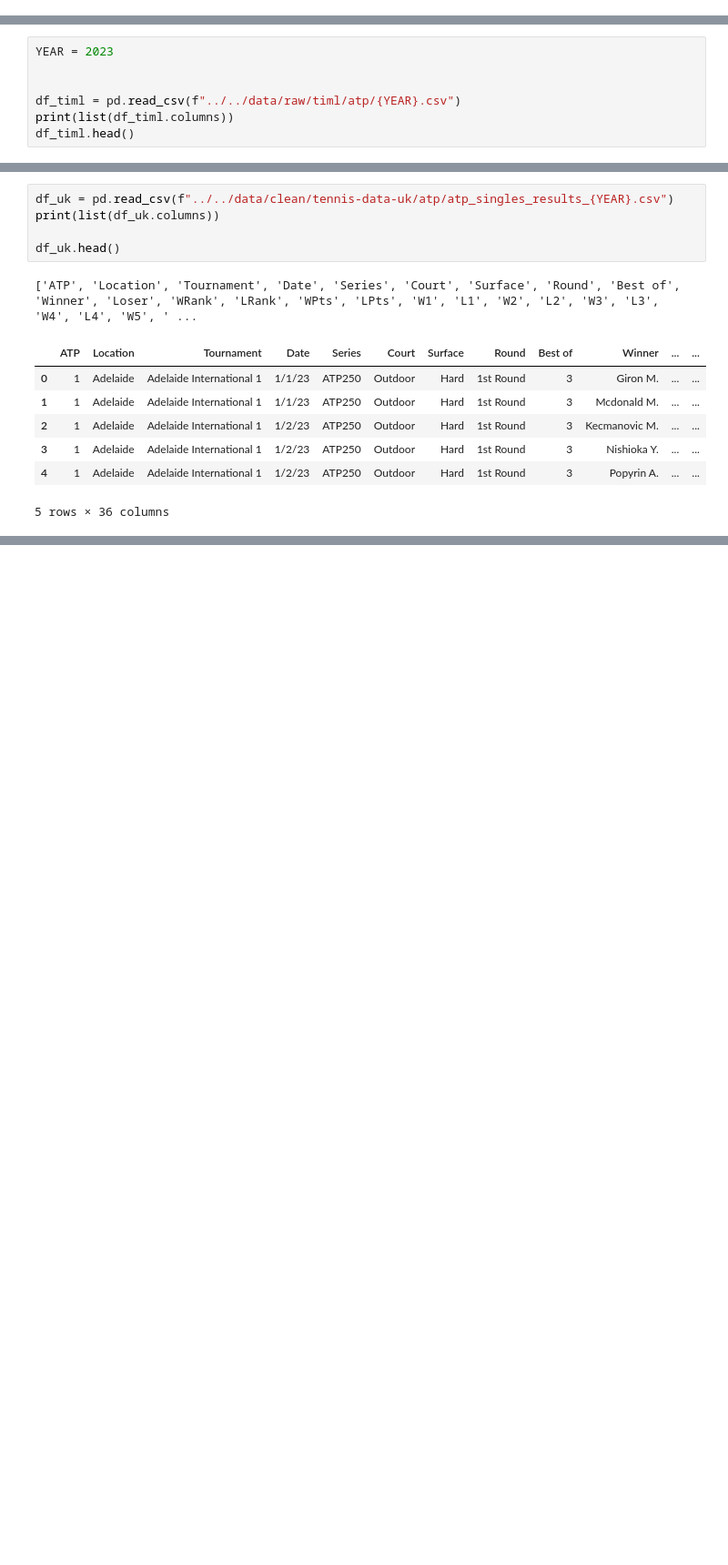
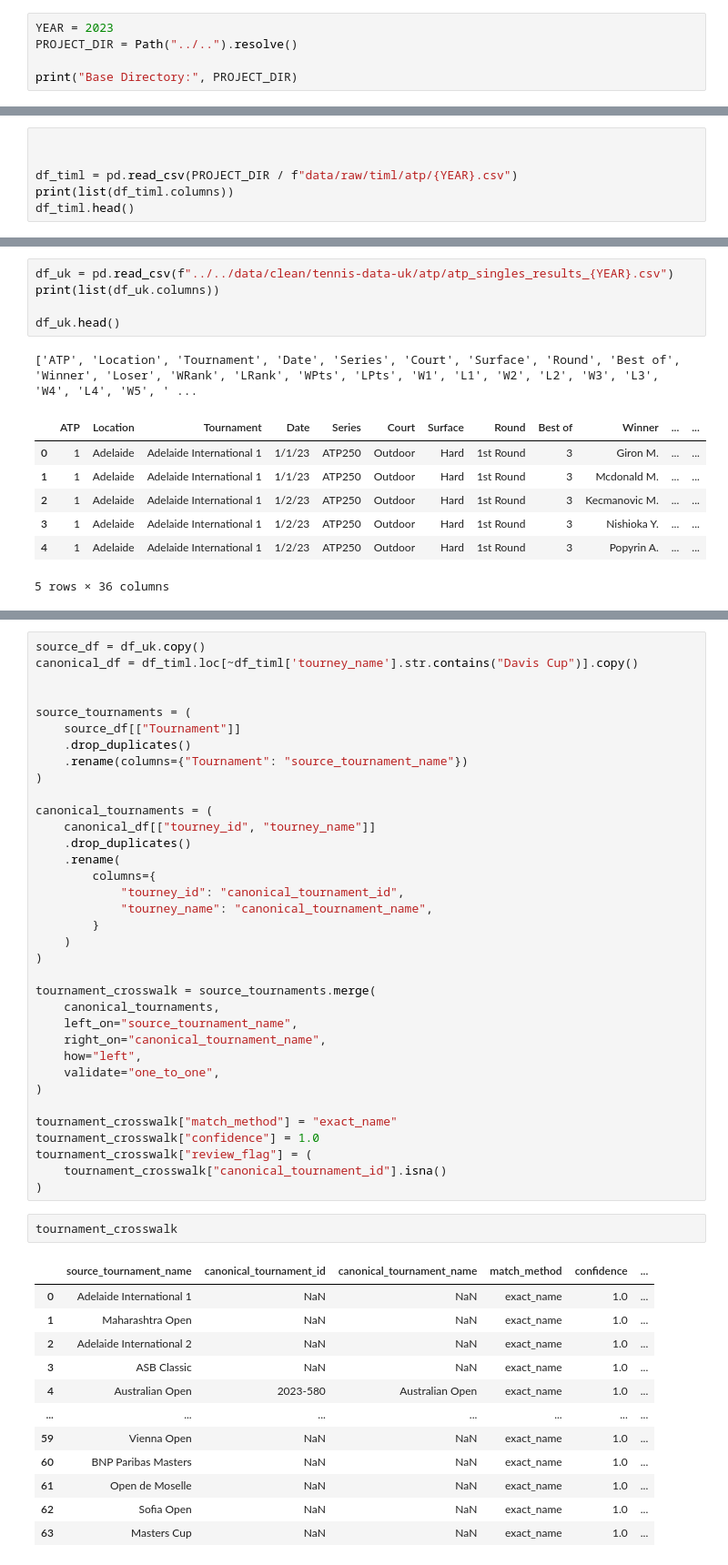
Before and after one commit to nick-benelli/Tennis-Data-Pipeline, a Jupyter notebook: notebooks/data-linking/timl-uk-link-att1.ipynb, the cells around one changed output, grey strips where cells are left out. Shown at 91% size. Drawn from its saved outputs; the diff is of its cells as text; blank space fills up the shorter version.

```diff
--- a/notebooks/data-linking/timl-uk-link-att1.ipynb
+++ b/notebooks/data-linking/timl-uk-link-att1.ipynb
@@ -2 +3,6 @@
 import pandas as pd
+# %%
+YEAR = 2023
+PROJECT_DIR = Path("../..").resolve()
+
+print("Base Directory:", PROJECT_DIR)
@@ -3,8 +15,7 @@ import pandas as pd
 # %%
-YEAR = 2023
 
 
-df_timl = pd.read_csv(f"../../data/raw/timl/atp/{YEAR}.csv")
+df_timl = pd.read_csv(PROJECT_DIR / f"data/raw/timl/atp/{YEAR}.csv")
 print(list(df_timl.columns))
 df_timl.head()
 # %% [output]
@@ -32,0 +175,50 @@ df_uk.head()
+# %%
+source_df = df_uk.copy()
+canonical_df = df_timl.loc[~df_timl['tourney_name'].str.contains("Davis Cup")].copy()
+
+
+source_tournaments = (
+    source_df[["Tournament"]]
+    .drop_duplicates()
+    .rename(columns={"Tournament": "source_tournament_name"})
+)
+
+canonical_tournaments = (
+    canonical_df[["tourney_id", "tourney_name"]]
+    .drop_duplicates()
+    .rename(
+        columns={
+            "tourney_id": "canonical_tournament_id",
+            "tourney_name": "canonical_tournament_name",
+        }
+    )
+)
+
+tournament_crosswalk = source_tournaments.merge(
+    canonical_tournaments,
+    left_on="source_tournament_name",
+    right_on="canonical_tournament_name",
+    how="left",
+    validate="one_to_one",
+)
+
+tournament_crosswalk["match_method"] = "exact_name"
+tournament_crosswalk["confidence"] = 1.0
+tournament_crosswalk["review_flag"] = (
+    tournament_crosswalk["canonical_tournament_id"].isna()
+)
+# %%
+tournament_crosswalk
+# %% [output]
+|  | source_tournament_name | canonical_tournament_id | canonical_tournament_name | match_method | confidence | ... |
+| 0 | Adelaide International 1 | NaN | NaN | exact_name | 1.0 | ... |
+| 1 | Maharashtra Open | NaN | NaN | exact_name | 1.0 | ... |
+| 2 | Adelaide International 2 | NaN | NaN | exact_name | 1.0 | ... |
+| 3 | ASB Classic | NaN | NaN | exact_name | 1.0 | ... |
+| 4 | Australian Open | 2023-580 | Australian Open | exact_name | 1.0 | ... |
+| ... | ... | ... | ... | ... | ... | ... |
+| 59 | Vienna Open | NaN | NaN | exact_name | 1.0 | ... |
+| 60 | BNP Paribas Masters | NaN | NaN | exact_name | 1.0 | ... |
+| 61 | Open de Moselle | NaN | NaN | exact_name | 1.0 | ... |
+| 62 | Sofia Open | NaN | NaN | exact_name | 1.0 | ... |
+| 63 | Masters Cup | NaN | NaN | exact_name | 1.0 | ... |
```
Also changed, not shown: parts of 14 cells of this notebook, 3 other files.
